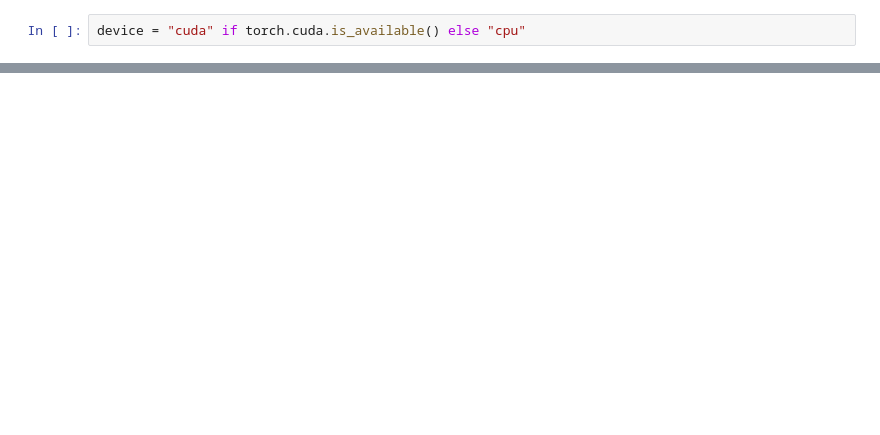
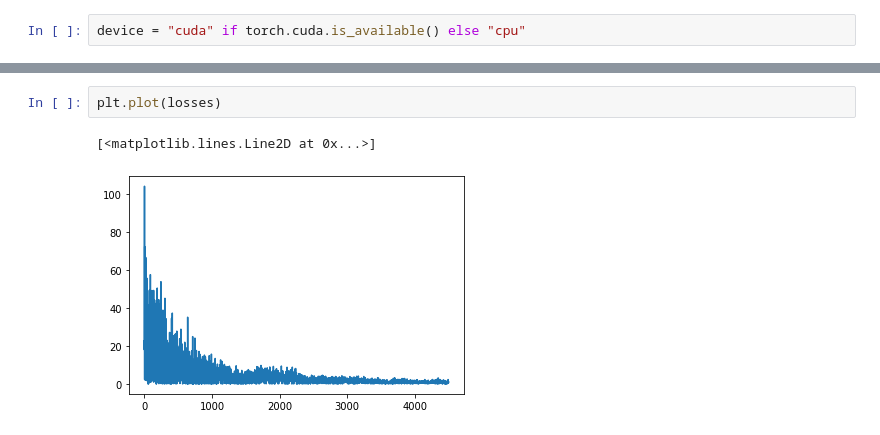
Before and after one commit to AGKhalil/dqn, a Jupyter notebook: dqn.ipynb, the cells around one changed output, grey strips where cells are left out. Drawn from its saved outputs; the diff is of its cells as text; blank space fills up the shorter version.

```diff
--- a/dqn.ipynb
+++ b/dqn.ipynb
@@ -100,2 +154,7 @@ buffer = ReplayBuffer(1000000, device)
+# %%
+plt.plot(losses)
+# %% [output]
+[<matplotlib.lines.Line2D at 0x...>]
+[figure, added]
 # %%
 obs = env.reset()
```
Also changed, not shown: parts of 14 cells of this notebook.
